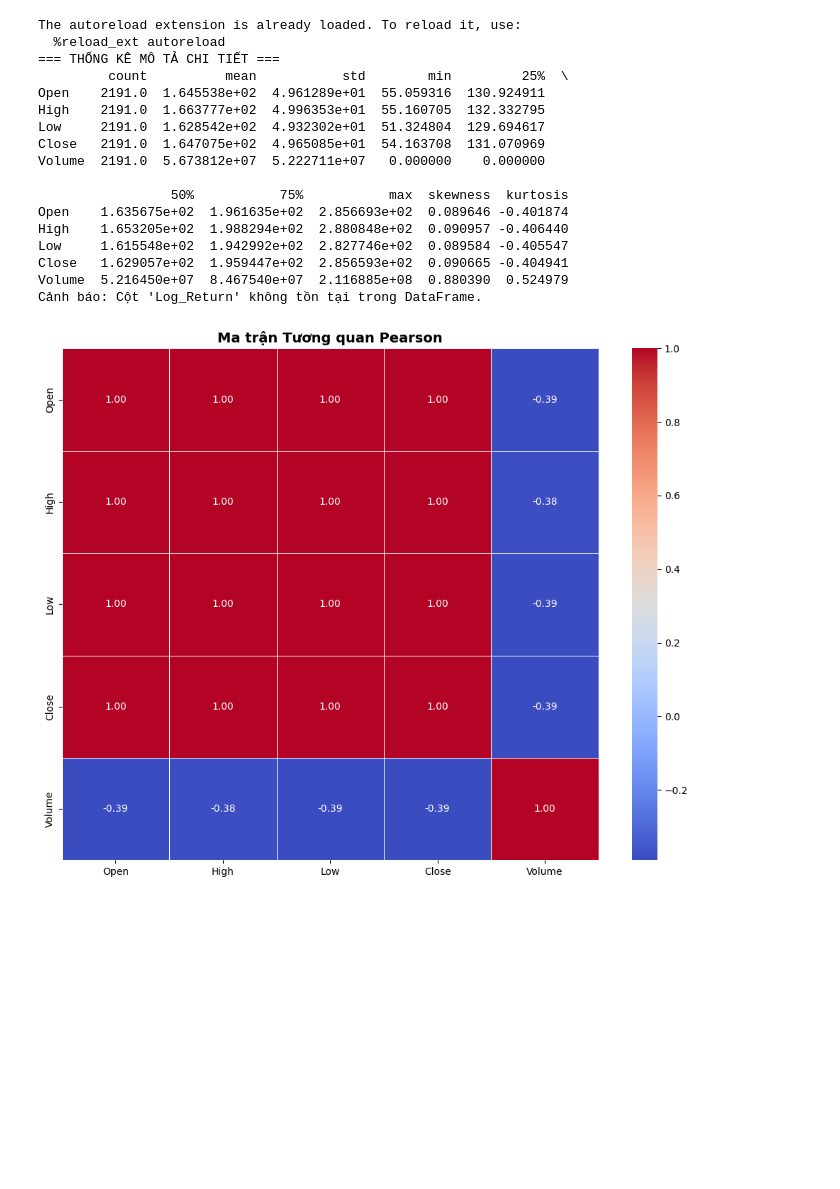
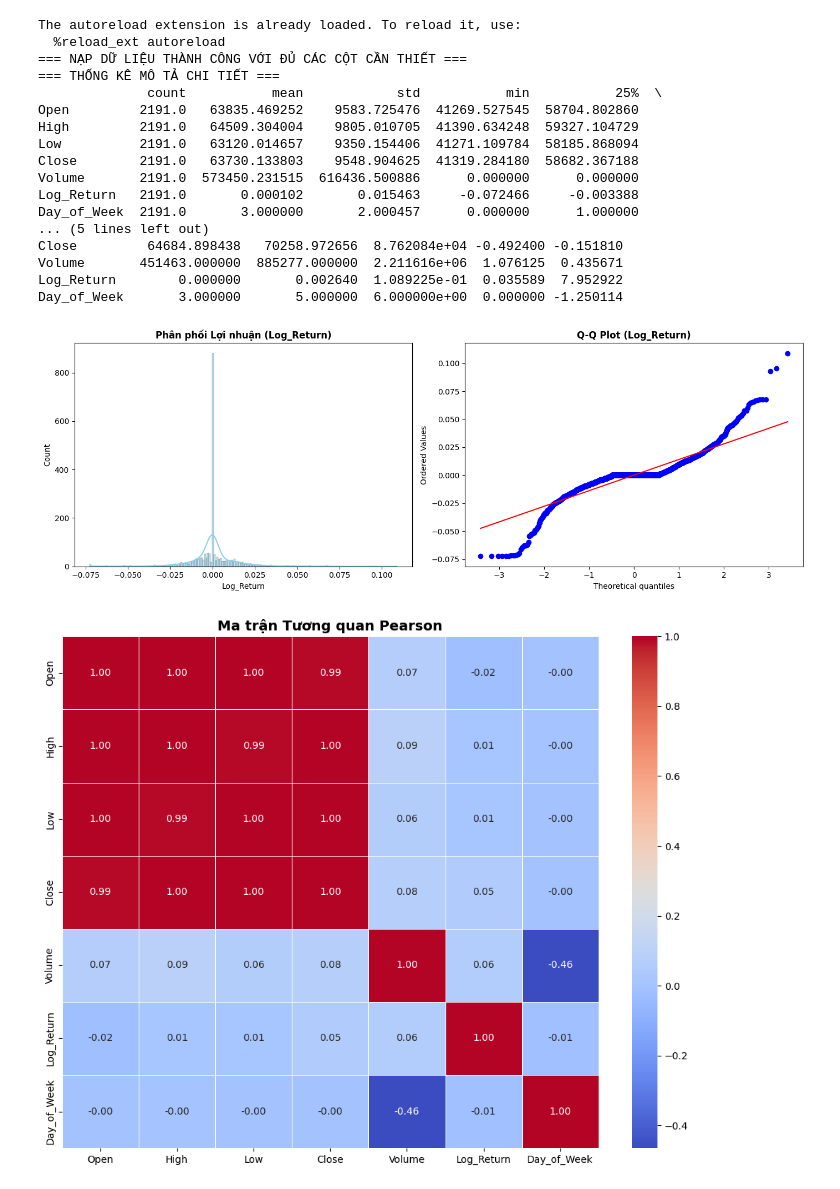
Before and after one commit to chungdangitnet/AI-Quant-Trading, a Jupyter notebook: notebook/04_exploratory_data_analysis.ipynb, the cells around one changed output. Saved outputs shown, nothing was run; the diff lists cells and outputs as text; code cells hidden in the pictures; blank space fills up the shorter version.

```diff
--- a/notebook/04_exploratory_data_analysis.ipynb
+++ b/notebook/04_exploratory_data_analysis.ipynb
@@ -3,48 +3,74 @@
 %load_ext autoreload
 %autoreload 2
 
 import sys
 import os
 import pandas as pd
+import numpy as np
 
 sys.path.append(os.path.abspath(".."))
 from utils.eda_analyzer import FinancialEDA
 
-# Nạp dữ liệu AAPL đã tiền xử lý từ Notebook 03
-df_clean = pd.read_parquet("../data/processed/AAPL_cleaned.parquet")
+# 1. Nạp dữ liệu GAS đã tiền xử lý từ Notebook 03
+df_clean = pd.read_parquet("../data/processed/GAS_cleaned.parquet")
 
-# Khởi tạo mô-đun EDA
+# 2. Tạo bổ sung các cột bắt buộc cho phân tích mùa vụ (Seasonality & ANOVA)
+# Tính Log Return nếu chưa có
+if "Log_Return" not in df_clean.columns:
+    df_clean["Log_Return"] = np.log(df_clean["Close"] / df_clean["Close"].shift(1))
+
+# Đảm bảo index là Datetime
+df_clean.index = pd.to_datetime(df_clean.index)
+
+# Trích xuất Thứ trong tuần từ Index
+if "Day_of_Week" not in df_clean.columns:
+    df_clean["Day_of_Week"] = df_clean.index.dayofweek
+
+# Loại bỏ dòng đầu tiên bị NaN do dịch chuyển shift(1)
+df_clean.dropna(inplace=True)
+
+# 3. Khởi tạo mô-đun EDA
 eda = FinancialEDA(df_clean, target_col="Close")
+print("=== NẠP DỮ LIỆU THÀNH CÔNG VỚI ĐỦ CÁC CỘT CẦN THIẾT ===")
 
 # Cell 2: In Báo cáo Thống kê Mô tả Tổng quan
 stats_summary = eda.summary_overview()
 print("=== THỐNG KÊ MÔ TẢ CHI TIẾT ===")
 print(stats_summary)
 
 # Cell 3: Bộ Biểu đồ Phân phối Chi tiết cho Log Return
 eda.plot_distribution_suite(col="Log_Return")
 
 # Cell 4: Phân tích Ma trận Tương quan Đa phương pháp
 eda.plot_correlations()
 
 # Cell 5: Phân tích Mùa vụ & Kiểm định ANOVA / Kruskal-Wallis
 eda.plot_seasonality_and_anova()
+
+# Cell 6: Phân tích Tương quan Mùa vụ dài hạn (Day of Year vs Profit)
+print("\n=== TƯƠNG QUAN GIỮA NGÀY TRONG NĂM VÀ LỢI NHUẬN ===")
+eda.plot_day_of_year_vs_profit(period=60)
+
+# Cell 7: Phân tích Tương quan Chỉ báo Kỹ thuật (MACD vs Profit)
+print("\n=== TƯƠNG QUAN GIỮA MACD VÀ LỢI NHUẬN ===")
+eda.plot_macd_vs_profit(period=60)
 # %% [output]
 The autoreload extension is already loaded. To reload it, use:
   %reload_ext autoreload
+=== NẠP DỮ LIỆU THÀNH CÔNG VỚI ĐỦ CÁC CỘT CẦN THIẾT ===
 === THỐNG KÊ MÔ TẢ CHI TIẾT ===
-         count          mean           std        min         25%  \
-Open    2191.0  1.645538e+02  4.961289e+01  55.059316  130.924911
-High    2191.0  1.663777e+02  4.996353e+01  55.160705  132.332795
-Low     2191.0  1.628542e+02  4.932302e+01  51.324804  129.694617
-Close   2191.0  1.647075e+02  4.965085e+01  54.163708  131.070969
-Volume  2191.0  5.673812e+07  5.222711e+07   0.000000    0.000000
-
-                 50%           75%           max  skewness  kurtosis
-Open    1.635675e+02  1.961635e+02  2.856693e+02  0.089646 -0.401874
-High    1.653205e+02  1.988294e+02  2.880848e+02  0.090957 -0.406440
-Low     1.615548e+02  1.942992e+02  2.827746e+02  0.089584 -0.405547
-Close   1.629057e+02  1.959447e+02  2.856593e+02  0.090665 -0.404941
-Volume  5.216450e+07  8.467540e+07  2.116885e+08  0.880390  0.524979
-Cảnh báo: Cột 'Log_Return' không tồn tại trong DataFrame.
+              count           mean            std           min           25%  \
+Open         2191.0   63835.469252    9583.725476  41269.527545  58704.802860
+High         2191.0   64509.304004    9805.010705  41390.634248  59327.104729
+Low          2191.0   63120.014657    9350.154406  41271.109784  58185.868094
+Close        2191.0   63730.133803    9548.904625  41319.284180  58682.367188
+Volume       2191.0  573450.231515  616436.500886      0.000000      0.000000
+Log_Return   2191.0       0.000102       0.015463     -0.072466     -0.003388
+Day_of_Week  2191.0       3.000000       2.000457      0.000000      1.000000
+... (5 lines left out)
+Close         64684.898438   70258.972656  8.762084e+04 -0.492400 -0.151810
+Volume       451463.000000  885277.000000  2.211616e+06  1.076125  0.435671
+Log_Return        0.000000       0.002640  1.089225e-01  0.035589  7.952922
+Day_of_Week       3.000000       5.000000  6.000000e+00  0.000000 -1.250114
-[figure, old version]
+[figure, new version]
+[figure, added]
```
Also changed, not shown: parts of 1 cell of this notebook, 16 other files.
